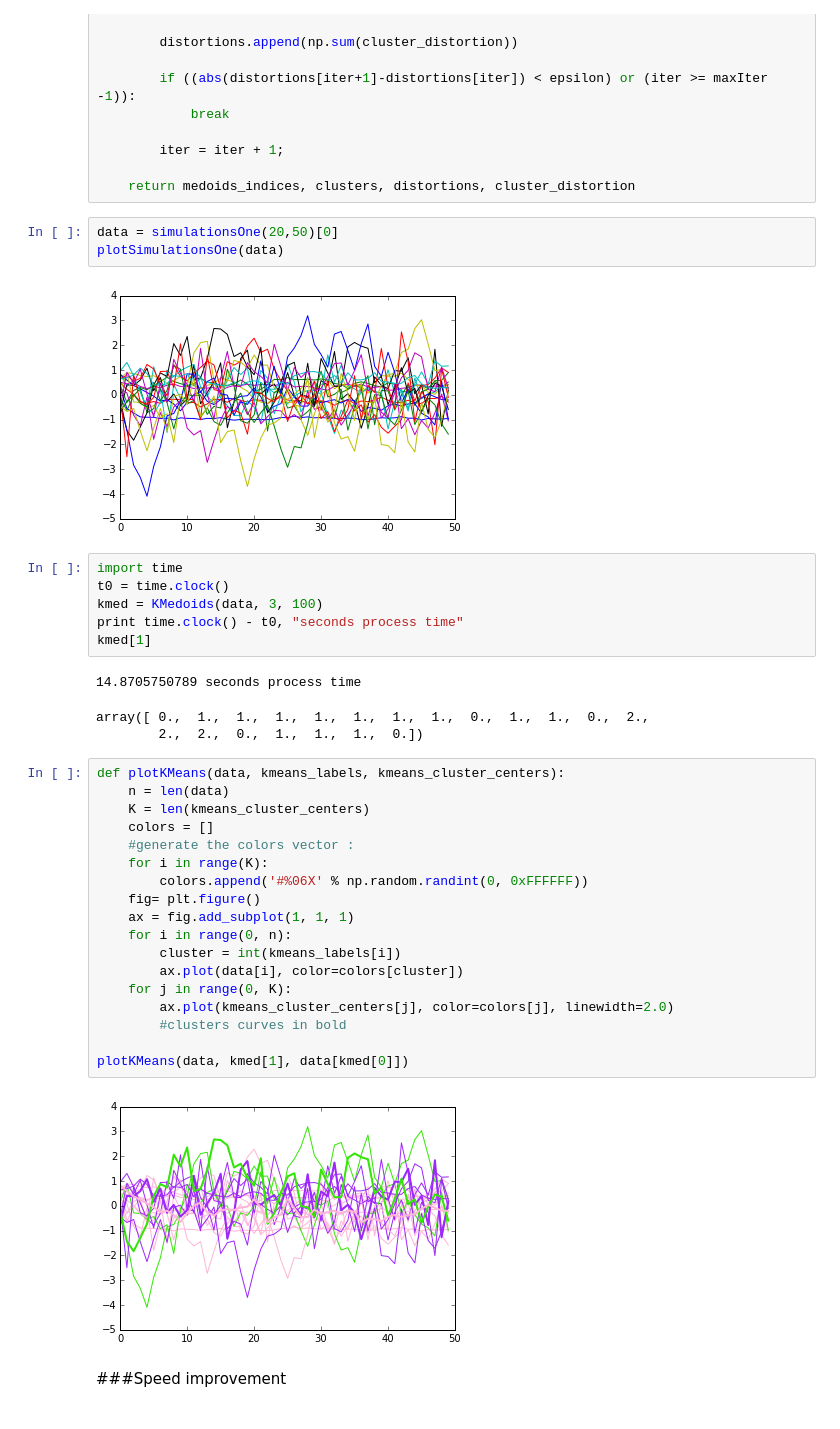
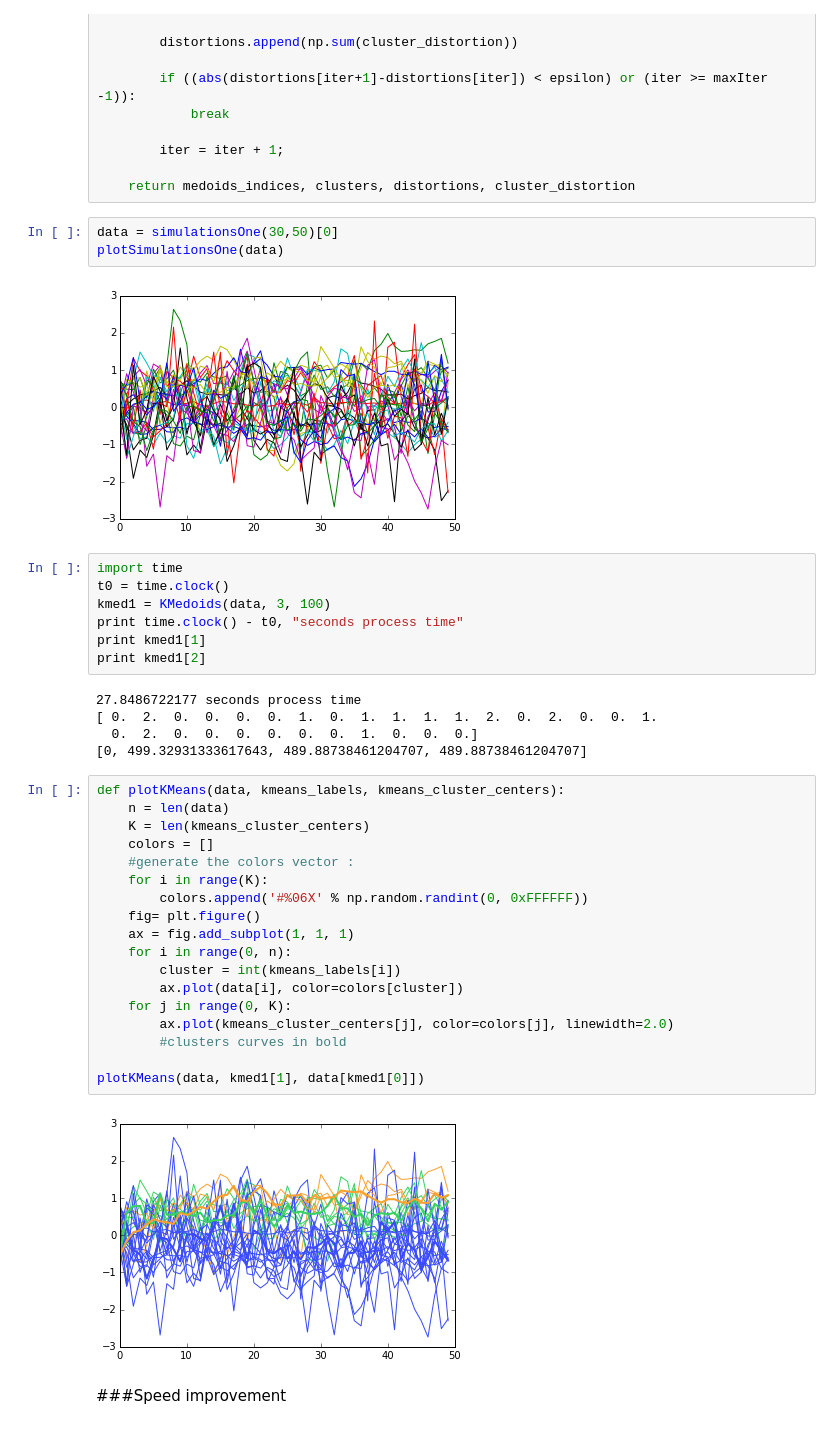
Before and after one commit to Nick-Ol/Ipython-Notebooks, a Jupyter notebook: Clustering/K-Medoids with DTW.ipynb, the cells around one changed output. Saved outputs shown, nothing was run; the diff lists cells and outputs as text.

```diff
--- a/Clustering/K-Medoids with DTW.ipynb
+++ b/Clustering/K-Medoids with DTW.ipynb
@@ -161,40 +161,42 @@ def KMedoids(data, K, maxIter, epsilon=.01):
 
     return medoids_indices, clusters, distortions, cluster_distortion
 # %%
-data = simulationsOne(20,50)[0]
+data = simulationsOne(30,50)[0]
 plotSimulationsOne(data)
 # %% [output]
-[figure, old version]
+[figure, new version]
 # %%
 import time
 t0 = time.clock()
-kmed = KMedoids(data, 3, 100)
+kmed1 = KMedoids(data, 3, 100)
 print time.clock() - t0, "seconds process time"
-kmed[1]
+print kmed1[1]
+print kmed1[2]
 # %% [output]
-14.8705750789 seconds process time
+27.8486722177 seconds process time
+[ 0.  2.  0.  0.  0.  0.  1.  0.  1.  1.  1.  1.  2.  0.  2.  0.  0.  1.
+  0.  2.  0.  0.  0.  0.  0.  0.  1.  0.  0.  0.]
+[0, 499.32931333617643, 489.88738461204707, 489.88738461204707]
-array([ 0.,  1.,  1.,  1.,  1.,  1.,  1.,  1.,  0.,  1.,  1.,  0.,  2.,
-        2.,  2.,  0.,  1.,  1.,  1.,  0.])
 # %%
 def plotKMeans(data, kmeans_labels, kmeans_cluster_centers):
     n = len(data)
     K = len(kmeans_cluster_centers)
     colors = []
     #generate the colors vector :
     for i in range(K):
         colors.append('#%06X' % np.random.randint(0, 0xFFFFFF))
     fig= plt.figure()
     ax = fig.add_subplot(1, 1, 1)
     for i in range(0, n):
         cluster = int(kmeans_labels[i])
         ax.plot(data[i], color=colors[cluster])
     for j in range(0, K):
         ax.plot(kmeans_cluster_centers[j], color=colors[j], linewidth=2.0)
         #clusters curves in bold
 
-plotKMeans(data, kmed[1], data[kmed[0]])
+plotKMeans(data, kmed1[1], data[kmed1[0]])
 # %% [output]
-[figure, old version]
+[figure, new version]
 # %% [markdown]
 ###Speed improvement
 # %% [markdown]
```
Also changed, not shown: parts of 16 cells of this notebook.
